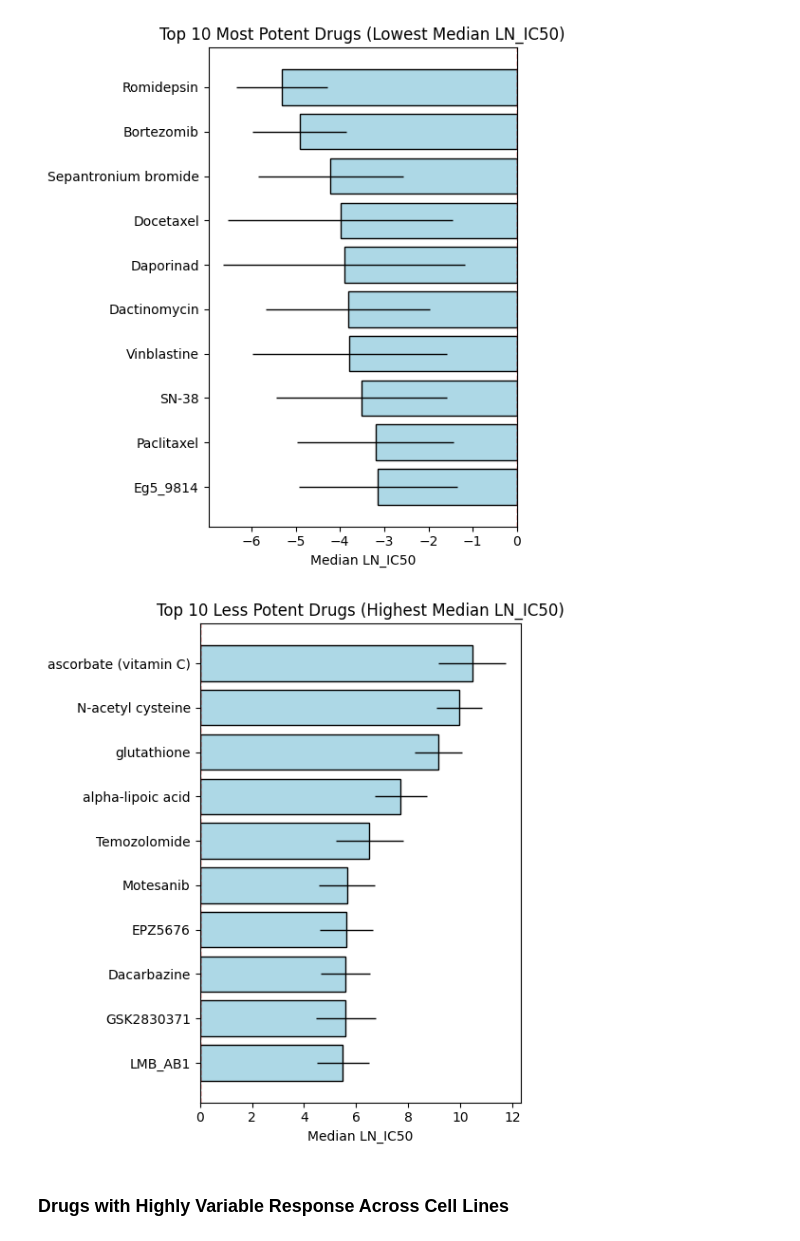
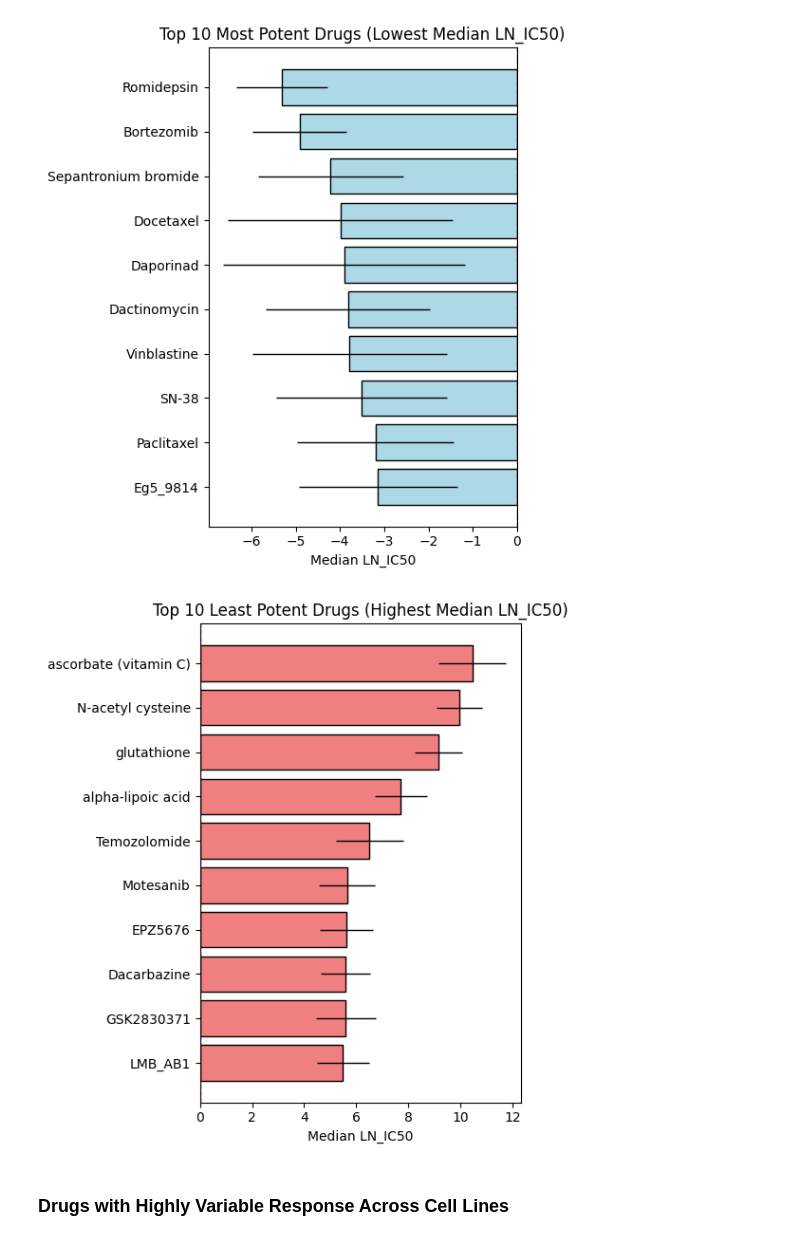
Before and after one commit to blessingpeters/HackBio_AI4Genomics, a Jupyter notebook: projects/stageOne/notebook/notebook_commented.ipynb, the cells around one changed output. Drawn from its saved outputs; the diff is of its cells as text; code cells hidden in the pictures.

```diff
--- a/projects/stageOne/notebook/notebook_commented.ipynb
+++ b/projects/stageOne/notebook/notebook_commented.ipynb
@@ -430,22 +412,20 @@ plt.show()
 [figure]
 # %%
 # Generate visualization for exploratory data analysis
-top_effective = drug_stats.nlargest(10, "LN_IC50_median")
+top_ineffective = drug_stats.nlargest(10, "LN_IC50_median")
 
 fig, ax = plt.subplots(figsize=(SCREEN_W * .5, 6))
-
-bars = ax.barh(top_effective["DRUG_NAME"], top_effective["LN_IC50_median"],
-               xerr=top_effective["LN_IC50_std"], color="lightblue",
-               error_kw={"elinewidth": 1}, edgecolor="black")
-
+ax.barh(top_ineffective["DRUG_NAME"], top_ineffective["LN_IC50_median"],
+        xerr=top_ineffective["LN_IC50_std"], color="lightcoral",
+        error_kw={"elinewidth": 1}, edgecolor="black")
 ax.axvline(0, color="red", linestyle="--", linewidth=1)
 ax.set_xlabel("Median LN_IC50")
-ax.set_title("Top 10 Less Potent Drugs (Highest Median LN_IC50)")
+ax.set_title("Top 10 Least Potent Drugs (Highest Median LN_IC50)")
 ax.invert_yaxis()
 plt.tight_layout()
 plt.show()
 # %% [output]
-[figure, old version]
+[figure, new version]
 # %% [markdown]
 ### Drugs with Highly Variable Response Across Cell Lines
 # %%
```
Also changed, not shown: parts of 46 cells of this notebook.
